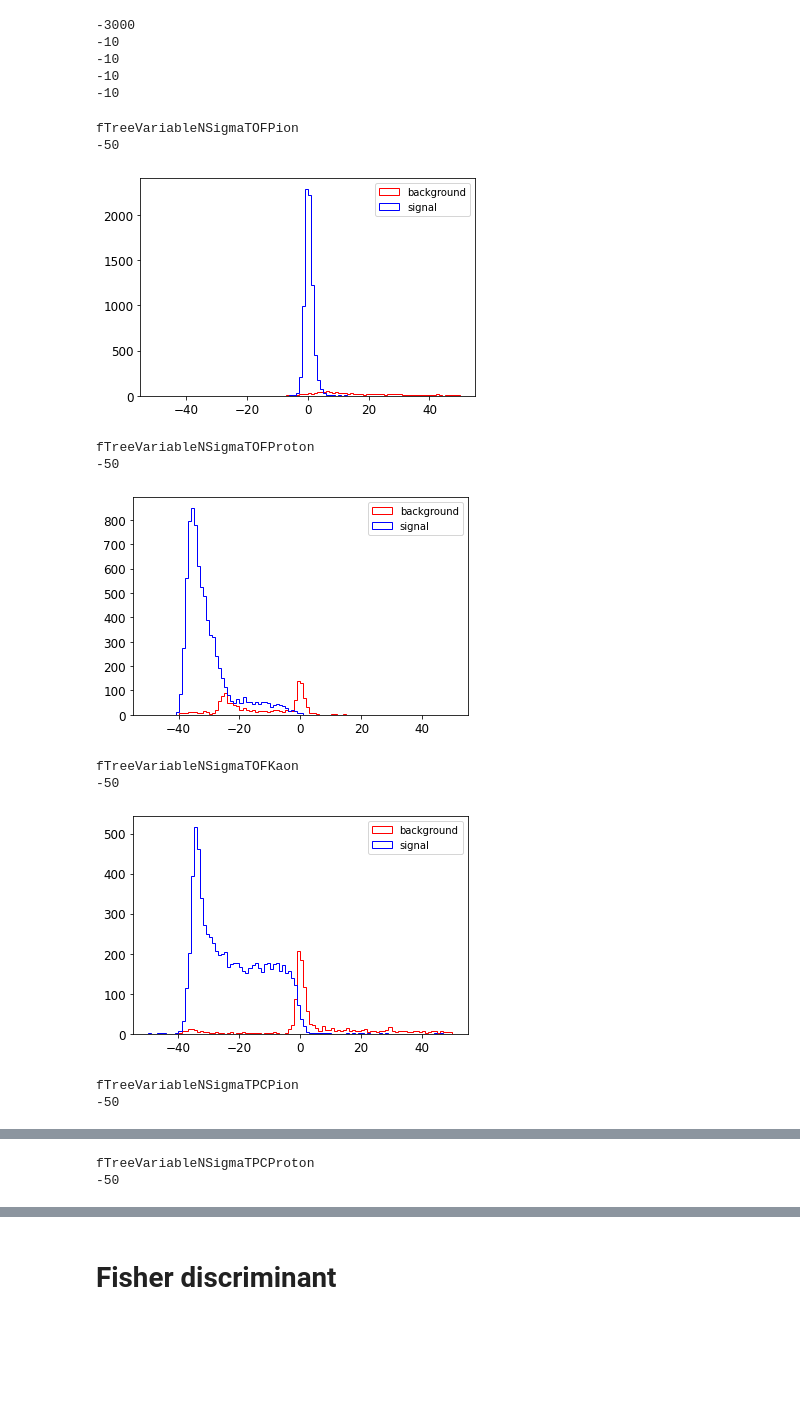
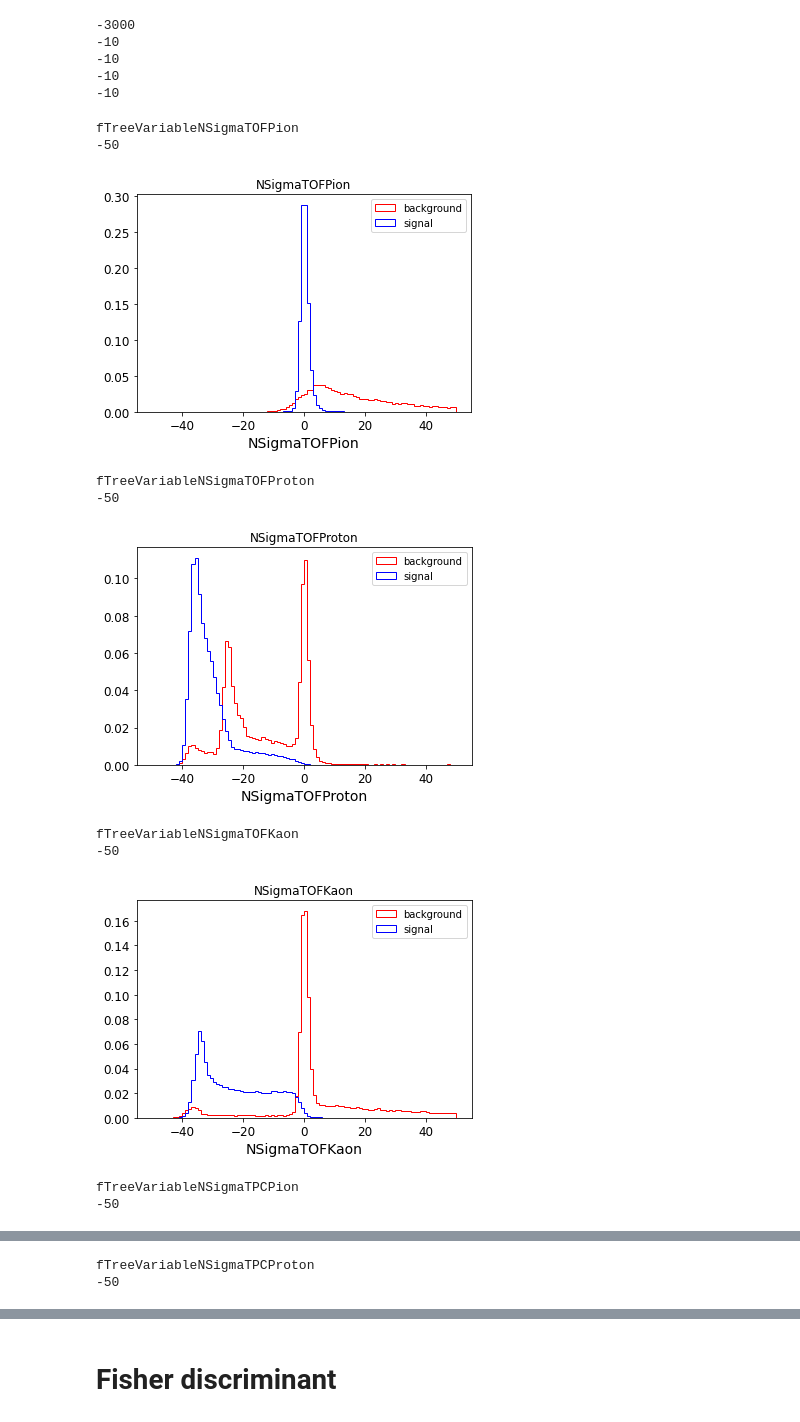
Before and after one commit to ChiaraDeMartin95/ciao, a Jupyter notebook: PionIDwithML.ipynb, the cells around one changed output, grey strips where cells are left out. Cells and saved outputs as stored; diff of their text form; code cells hidden in the pictures; blank space fills up the shorter version.

```diff
--- a/PionIDwithML.ipynb
+++ b/PionIDwithML.ipynb
@@ -68,5 +64,6 @@ Successfully installed awkward-0.12.22 uproot-3.11.7 uproot-methods-0.7.4
 # %%
 import uproot
 # %%
-filePion=uproot.open("/content/gdrive/My Drive/AnalysisResultsPionsMC.root")
+#filePion=uproot.open("/content/gdrive/My Drive/AnalysisResultsPionsMC.root")
 #filePion=uproot.open("/content/gdrive/My Drive/AnalysisResults2018f1_extra_Pions_5runs.root")
+filePion=uproot.open("/content/gdrive/My Drive/AnalysisResults2018f1_extra_500000Entries.root")
@@ -143,6 +82,8 @@ PandaPionDFTry1
 VarNames=["fTreeVariablePDGCodeTrigger", "fTreeVariableNSigmaTOFPion","fTreeVariableNSigmaTOFProton","fTreeVariableNSigmaTOFKaon", "fTreeVariableNSigmaTPCPion","fTreeVariableNSigmaTPCProton", "fTreeVariableNSigmaTPCKaon", "fTreeVariabledEdX", "fTreeVariableTOFBeta", "fTreeVariablePtTrigger", "fTreeVariablePtot"]
 # %%
 FeatureNames=["NSigmaTOFPion","NSigmaTOFProton","NSigmaTOFKaon", "NSigmaTPCPion","NSigmaTPCProton", "NSigmaTPCKaon", "dEdX", "TOFBeta", "PtTrigger", "Ptot"]
+# %%
+XAxisNames=["NSigmaTOFPion","NSigmaTOFProton","NSigmaTOFKaon", "NSigmaTPCPion","NSigmaTPCProton", "NSigmaTPCKaon", "dEdX (arb.units)", "TOFBeta", "Pt (GeV/c)", "P (GeV/c)"]
 # %%
 ClassNames=["IsNotPion", "IsPion"]
 # %%
@@ -294,34 +313,44 @@ for var in range(n):
 -10
 -10
 # %%
+%matplotlib inline
+import matplotlib.pyplot as plt
 import numpy as np
+#save more than one plots in one pdf file
+from matplotlib.backends.backend_pdf import PdfPages
+
 VarRangeMin=[-50,-50,-50, -50,-50, -10, 0, 0, 0, 0, 0]
 VarRangeMax=[50,50,50, 50,50, 50, 200, 2, 20, 20, 5]
 #VarRangeMin=-50
 x=-1
+pp = PdfPages('/content/gdrive/My Drive/FinalExamML/SigBkgDiff.pdf')
 for var in VarNames[1:]: #this VarNames[1:] is a way to skip the first variable which is the true label
     x+=1
     print(var)
     print(VarRangeMin[x])
     plt.figure()
-    plt.hist(np.array(PandaPionDF_bkgtot[var]),bins=100,range=(VarRangeMin[x],VarRangeMax[x]),histtype="step", color="red",label="background")
-    plt.hist(np.array(PandaPionDF_sigtot[var]),bins=100,range=(VarRangeMin[x],VarRangeMax[x]),histtype="step", color="blue", label="signal")
-    #plt.hist(np.array(PandaPionDF_bkgtot[var]),bins=100,range=(-50,50),histtype="step", color="red",label="background")
-    #plt.hist(np.array(PandaPionDF_sigtot[var]),bins=100,range=(-50,50),histtype="step", color="blue", label="signal")
+    plt.hist(np.array(PandaPionDF_bkgtot[var]),bins=100,range=(VarRangeMin[x],VarRangeMax[x]),histtype="step", color="red",label="background", density=True)
+    plt.hist(np.array(PandaPionDF_sigtot[var]),bins=100,range=(VarRangeMin[x],VarRangeMax[x]),histtype="step", color="blue", label="signal", density=True)
     plt.legend(loc='upper right')
+    plt.title(FeatureNames[x])
+    plt.xlabel(XAxisNames[x])
     plt.show()
+    fig = plt.figure(figsize=(4, 5))
+    #save_fig("/content/gdrive/My Drive/FinalExamML/SigBkgDifferences")
+    pp.savefig(fig)
+    plt.close()
+pp.close()
 
 #Question: how to normalise the distributions?
-#Question: do you remember how to add labels to the axis?
 # %% [output]
 fTreeVariableNSigmaTOFPion
 -50
-[figure, old version]
+[figure, new version]
 fTreeVariableNSigmaTOFProton
 -50
-[figure, old version]
+[figure, new version]
 fTreeVariableNSigmaTOFKaon
 -50
-[figure, old version]
+[figure, new version]
 fTreeVariableNSigmaTPCPion
 -50
```
Also changed, not shown: parts of 140 cells of this notebook.
